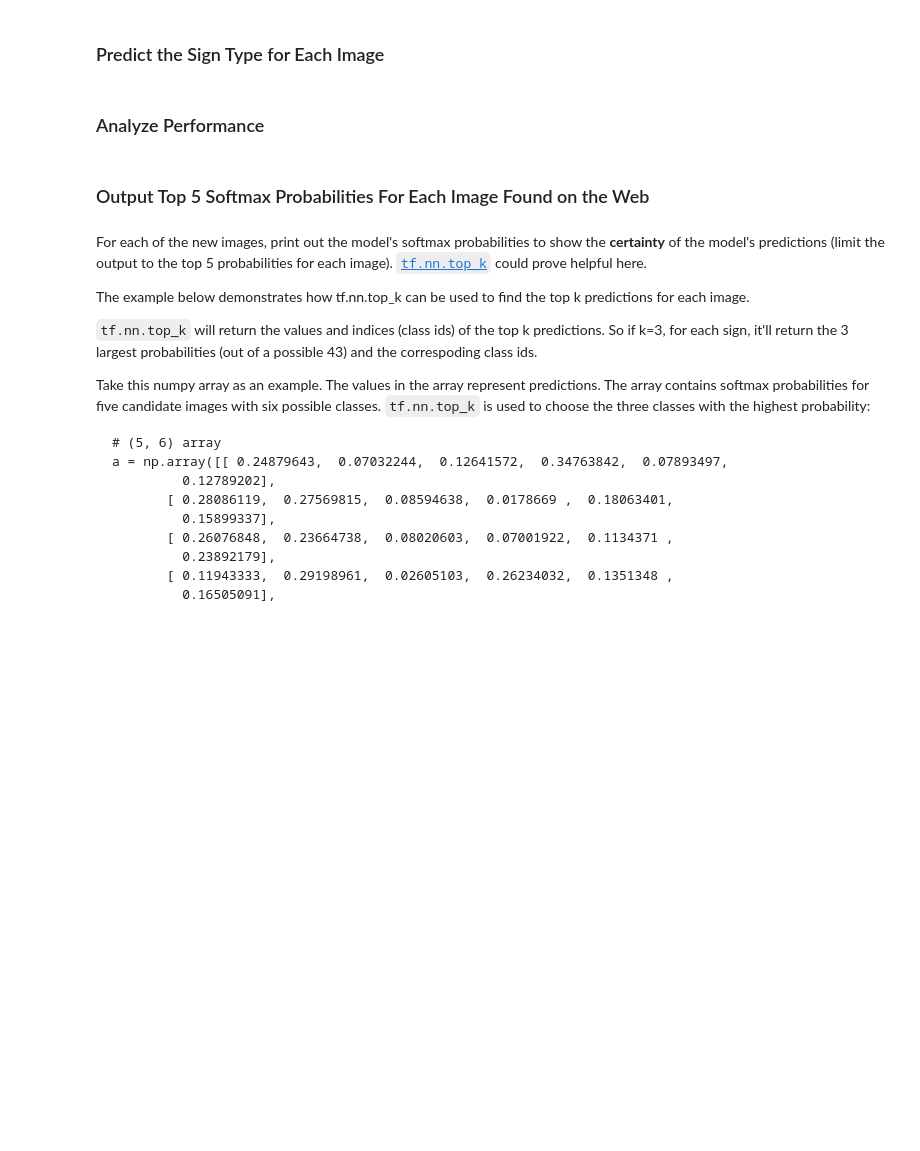
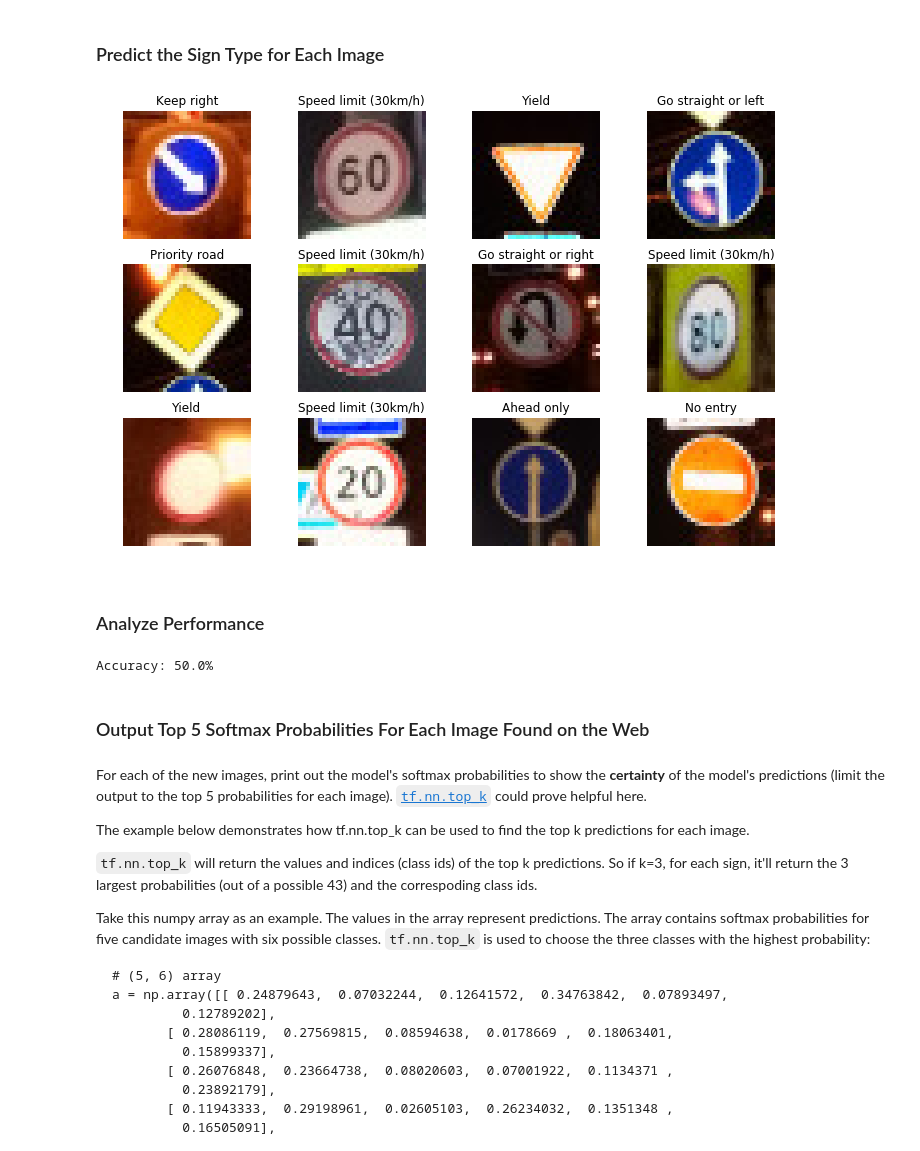
Before and after one commit to G-D-Petrov/TrafficSignClasifier, a Jupyter notebook: Traffic_Sign_Classifier.ipynb, the cells around one changed output. Drawn from its saved outputs; the diff is of its cells as text; code cells hidden in the pictures; blank space fills up the shorter version.

```diff
--- a/Traffic_Sign_Classifier.ipynb
+++ b/Traffic_Sign_Classifier.ipynb
@@ -406,7 +408,7 @@ x = tf.placeholder(tf.float32, (None, 32, 32, 3))
 y = tf.placeholder(tf.int32, (None))
 one_hot_y = tf.one_hot(y, 43)
 # %%
-rate = 0.0005
+rate = 0.0003
 
 logits = CustomArch(x)
 
@@ -522,38 +527,38 @@ plt.show()
-# %%
-def test_net(X_data, sess):
-    pred_sign = sess.run(tf.argmax(logits, 1), feed_dict={x: X_data, keep_prob: 1.0})
-    return pred_sign
-
-X_test_data=np.uint8(np.zeros((12,26,26,3)))
-for i in range(12):
-    img=test_img[i]
-    X_test_data[i]=transform_img(img)
-
-X_test_data = X_test_data.reshape((-1, 26, 26, 3)).astype(np.float32)
-
-with tf.Session() as sess:
-    saver.restore(sess, './FinalCheckpoint.ckpt')
-    signs_classes=test_net(X_test_data, sess)
-
-
-plt.figure(figsize=(12, 8))
-for i in range(12):
-    plt.subplot(3, 4, i+1)
-    plt.imshow(test_img[i])
-    plt.title(signs_class[signs_classes[i]])
-    plt.axis('off')
-plt.show()
 # %% [markdown]
 ### Predict the Sign Type for Each Image
 # %%
 ### Run the predictions here and use the model to output the prediction for each image.
 ### Make sure to pre-process the images with the same pre-processing pipeline used earlier.
 ### Feel free to use as many code cells as needed.
+def test_net(X_data, sess):
+    pred_sign = sess.run(tf.argmax(logits, 1), feed_dict={x: X_data})
+    return pred_sign
+
+X_test_data=preprocess_data(np.array(new_images))
+
+with tf.Session() as sess:
+    saver.restore(sess, tf.train.latest_checkpoint('.'))
+    signs_classes=test_net(X_test_data, sess)
+
+
+plt.figure(figsize=(12, 8))
+for i in range(12):
+    plt.subplot(3, 4, i+1)
+    plt.imshow(new_images[i])
+    plt.title(signnames["SignName"][signs_classes[i]])
+    plt.axis('off')
+plt.show()
+# %% [output]
+[figure, added]
 # %% [markdown]
 ### Analyze Performance
 # %%
 ### Calculate the accuracy for these 5 new images.
 ### For example, if the model predicted 1 out of 5 signs correctly, it's 20% accurate on these new images.
+
+print("Accuracy: {}%".format(6/12*100))
+# %% [output]
+Accuracy: 50.0%
 # %% [markdown]
 ### Output Top 5 Softmax Probabilities For Each Image Found on the Web
 # %% [markdown]
```
Also changed, not shown: parts of 5 cells of this notebook.
